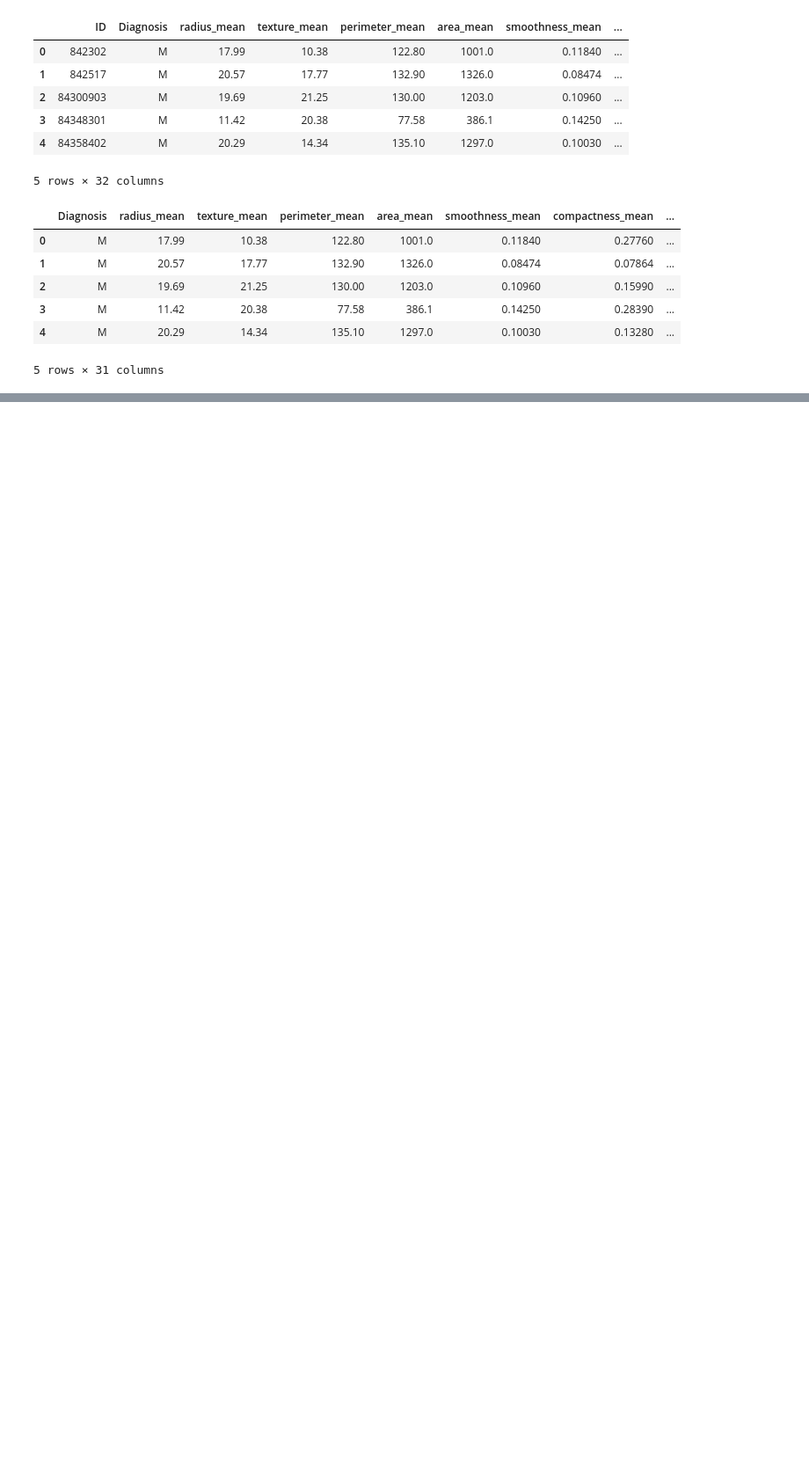
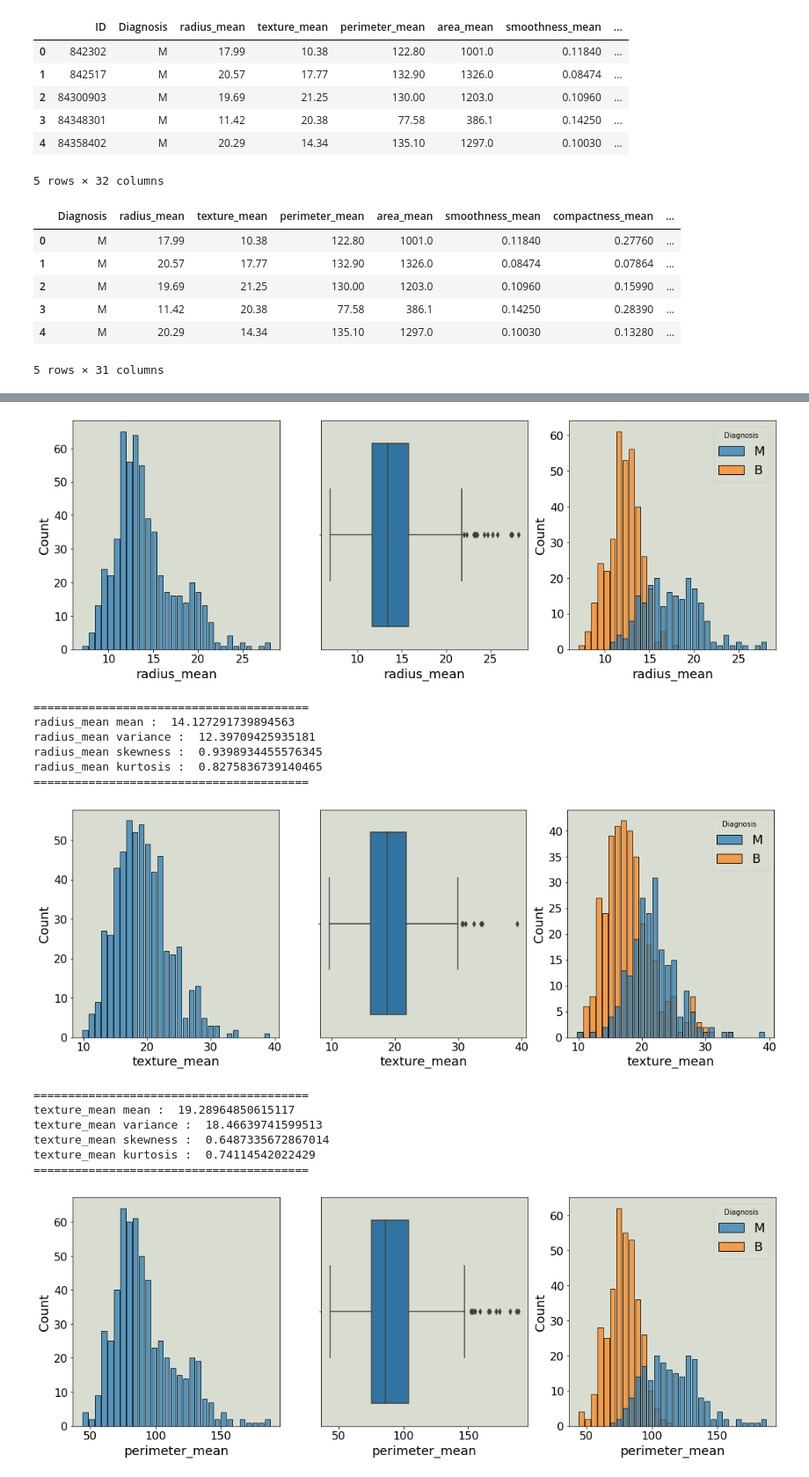
Before and after one commit to csparanjape/breast_cancer_diagnosis, a Jupyter notebook: 01_Data_Cleaning.ipynb, the cells around one changed output, grey strips where cells are left out. Shown at 88% size. Cells and saved outputs as stored; diff of their text form; code cells hidden in the pictures; blank space fills up the shorter version.

```diff
--- a/01_Data_Cleaning.ipynb
+++ b/01_Data_Cleaning.ipynb
@@ -40,0 +136,34 @@ df.head()
+# %%
+def plotHist(df,featureName,target):
+    fig,ax=plt.subplots(nrows=1,ncols=3,figsize=(18,6))
+    sns.histplot(ax=ax[0],data=df,x=featureName,bins=30,alpha=0.7,shrink=0.85)
+    sns.boxplot(ax=ax[1],data=df,x=featureName)
+    sns.histplot(ax=ax[2],data=df,x=featureName,bins=30,hue=target,alpha=0.7,shrink=0.85)
+    #sns.countplot(ax=ax[1,1],data=df,x=featureName,hue=target)
+    plt.show()
+
+    print('=='*20)
+    print('{0} mean : '.format(featureName),np.mean(df[featureName]))
+    print('{0} variance : '.format(featureName),np.var(df[featureName]))
+    print('{0} skewness : '.format(featureName),skew(df[featureName]))
+    print('{0} kurtosis : '.format(featureName),kurtosis(df[featureName]))
+    print('=='*20)
+# %%
+for featureName in df.columns[1:11]:
+    plotHist(df,featureName,'Diagnosis')
+# %% [output]
+[figure, added]
+========================================
+radius_mean mean :  14.127291739894563
+radius_mean variance :  12.39709425935181
+radius_mean skewness :  0.9398934455576345
+radius_mean kurtosis :  0.8275836739140465
+========================================
+[figure, added]
+========================================
+texture_mean mean :  19.28964850615117
+texture_mean variance :  18.46639741599513
+texture_mean skewness :  0.6487335672867014
+texture_mean kurtosis :  0.74114542022429
+========================================
+[figure, added]
```
Also changed, not shown: parts of 12 cells of this notebook.
